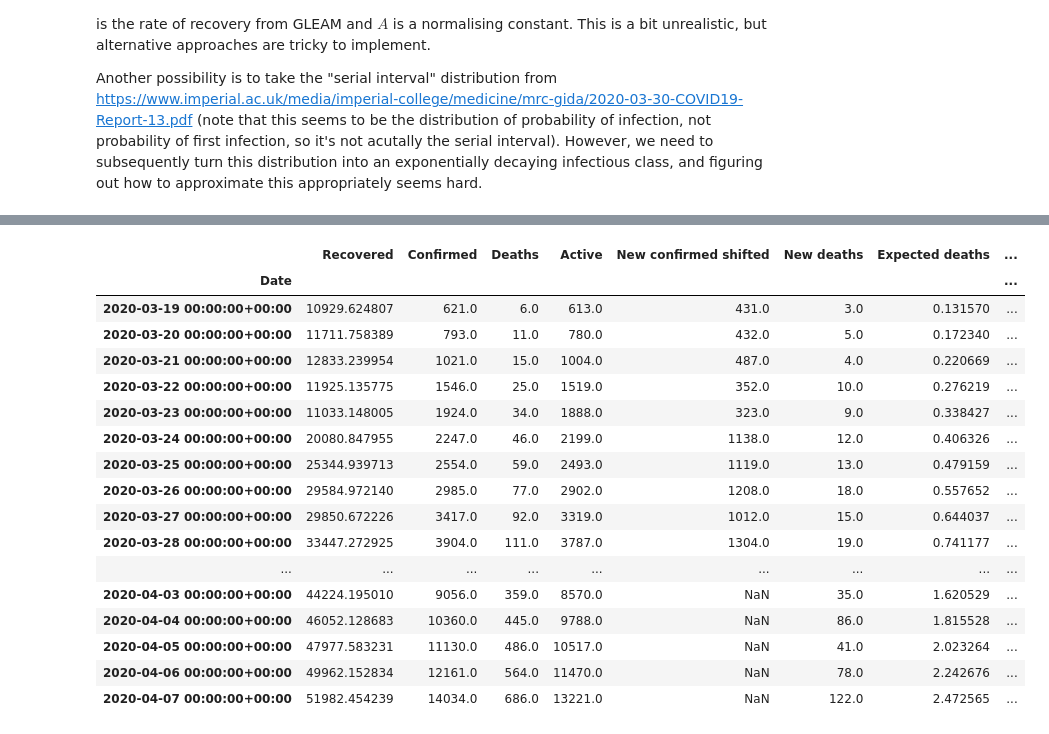
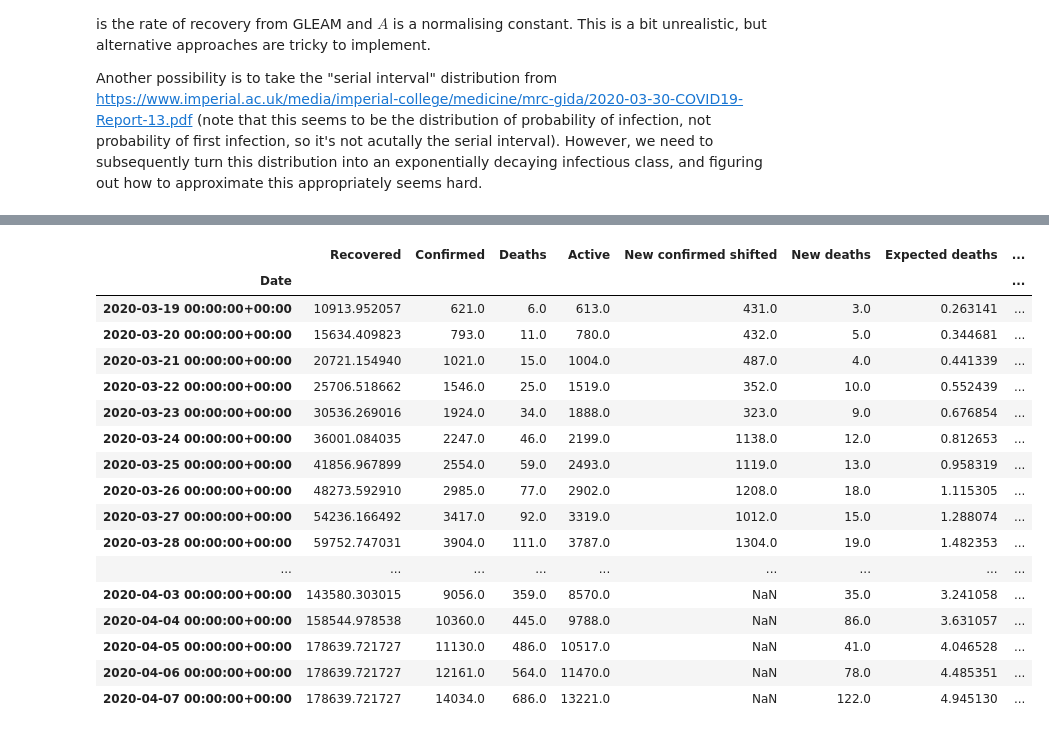
Before and after one commit to jsalvatier/epimodel, a Jupyter notebook: notebooks/djohnston/Cases_from_deaths.ipynb, the cells around one changed output, grey strips where cells are left out. Saved outputs shown, nothing was run; the diff lists cells and outputs as text; code cells hidden in the pictures.

Commit message:
fixes to infectious and recovered calculation

```diff
--- a/notebooks/djohnston/Cases_from_deaths.ipynb
+++ b/notebooks/djohnston/Cases_from_deaths.ipynb
@@ -67,7 +67,8 @@ def r(i):
     return lik_r(i)/norm
 
 def R(ti):
-    cv = np.convolve(fillforward(ti),r(np.arange(1,20)),'valid')
+    ti_pad = np.pad(ti,(40,0),'constant',constant_values=0)
+    cv = np.convolve(ti_pad,r(np.arange(1,42)),'valid')
     pw = len(ti)-len(cv)
     return np.pad(cv,(pw,0),"constant",constant_values=np.nan)
 
@@ -96,9 +97,10 @@ def ascertainment(csse_ds,fatality = 0.008):
     csse_df['New cases true'] = (csse_df['New confirmed shifted']
                                              /csse_df.groupby(level=0)['Ascertainment'].transform(filtered_mean,indices))
 
-    csse_df['Exposed'] = csse_df['New cases true'].cumsum() - csse_df['New cases true'].shift(5).cumsum()
-    csse_df['Recovered'] = csse_df['New cases true'].groupby(level=0).transform(R)
-    csse_df['Infectious'] = csse_df['Exposed'].shift(5) - csse_df['Recovered']
+    g2 = csse_df.groupby(level=0)
+    csse_df['Exposed'] = g2['New cases true'].transform(np.cumsum) - g2['New cases true'].transform(lambda x: x.shift(5).cumsum())
+    csse_df['Recovered'] = g2['New cases true'].transform(lambda x: np.cumsum(np.nan_to_num(R(x.shift(5)),0)))
+    csse_df['Infectious'] = g2['New cases true'].transform(lambda x: x.shift(5).cumsum()) - csse_df['Recovered']
     return csse_df
 # %% [markdown]
 ## Align confirmed cases
@@ -297,23 +299,23 @@ low = ascertainment(csse_ds,0.004)
 mid = ascertainment(csse_ds,0.008)
 high = ascertainment(csse_ds,0.015)
 # %%
-low.loc['BR'][-20:]
+mid.loc['BR'][-20:]
 # %% [output]
 |  | Recovered | Confirmed | Deaths | Active | New confirmed shifted | New deaths | Expected deaths | ... |
 | Date |  |  |  |  |  |  |  | ... |
-| 2020-03-19 00:00:00+00:00 | 10929.624807 | 621.0 | 6.0 | 613.0 | 431.0 | 3.0 | 0.131570 | ... |
-| 2020-03-20 00:00:00+00:00 | 11711.758389 | 793.0 | 11.0 | 780.0 | 432.0 | 5.0 | 0.172340 | ... |
-| 2020-03-21 00:00:00+00:00 | 12833.239954 | 1021.0 | 15.0 | 1004.0 | 487.0 | 4.0 | 0.220669 | ... |
-| 2020-03-22 00:00:00+00:00 | 11925.135775 | 1546.0 | 25.0 | 1519.0 | 352.0 | 10.0 | 0.276219 | ... |
-| 2020-03-23 00:00:00+00:00 | 11033.148005 | 1924.0 | 34.0 | 1888.0 | 323.0 | 9.0 | 0.338427 | ... |
-| 2020-03-24 00:00:00+00:00 | 20080.847955 | 2247.0 | 46.0 | 2199.0 | 1138.0 | 12.0 | 0.406326 | ... |
-| 2020-03-25 00:00:00+00:00 | 25344.939713 | 2554.0 | 59.0 | 2493.0 | 1119.0 | 13.0 | 0.479159 | ... |
-| 2020-03-26 00:00:00+00:00 | 29584.972140 | 2985.0 | 77.0 | 2902.0 | 1208.0 | 18.0 | 0.557652 | ... |
-| 2020-03-27 00:00:00+00:00 | 29850.672226 | 3417.0 | 92.0 | 3319.0 | 1012.0 | 15.0 | 0.644037 | ... |
-| 2020-03-28 00:00:00+00:00 | 33447.272925 | 3904.0 | 111.0 | 3787.0 | 1304.0 | 19.0 | 0.741177 | ... |
+| 2020-03-19 00:00:00+00:00 | 10913.952057 | 621.0 | 6.0 | 613.0 | 431.0 | 3.0 | 0.263141 | ... |
+| 2020-03-20 00:00:00+00:00 | 15634.409823 | 793.0 | 11.0 | 780.0 | 432.0 | 5.0 | 0.344681 | ... |
+| 2020-03-21 00:00:00+00:00 | 20721.154940 | 1021.0 | 15.0 | 1004.0 | 487.0 | 4.0 | 0.441339 | ... |
+| 2020-03-22 00:00:00+00:00 | 25706.518662 | 1546.0 | 25.0 | 1519.0 | 352.0 | 10.0 | 0.552439 | ... |
+| 2020-03-23 00:00:00+00:00 | 30536.269016 | 1924.0 | 34.0 | 1888.0 | 323.0 | 9.0 | 0.676854 | ... |
+| 2020-03-24 00:00:00+00:00 | 36001.084035 | 2247.0 | 46.0 | 2199.0 | 1138.0 | 12.0 | 0.812653 | ... |
+| 2020-03-25 00:00:00+00:00 | 41856.967899 | 2554.0 | 59.0 | 2493.0 | 1119.0 | 13.0 | 0.958319 | ... |
+| 2020-03-26 00:00:00+00:00 | 48273.592910 | 2985.0 | 77.0 | 2902.0 | 1208.0 | 18.0 | 1.115305 | ... |
+| 2020-03-27 00:00:00+00:00 | 54236.166492 | 3417.0 | 92.0 | 3319.0 | 1012.0 | 15.0 | 1.288074 | ... |
+| 2020-03-28 00:00:00+00:00 | 59752.747031 | 3904.0 | 111.0 | 3787.0 | 1304.0 | 19.0 | 1.482353 | ... |
 | ... | ... | ... | ... | ... | ... | ... | ... | ... |
-| 2020-04-03 00:00:00+00:00 | 44224.195010 | 9056.0 | 359.0 | 8570.0 | NaN | 35.0 | 1.620529 | ... |
-| 2020-04-04 00:00:00+00:00 | 46052.128683 | 10360.0 | 445.0 | 9788.0 | NaN | 86.0 | 1.815528 | ... |
-| 2020-04-05 00:00:00+00:00 | 47977.583231 | 11130.0 | 486.0 | 10517.0 | NaN | 41.0 | 2.023264 | ... |
-| 2020-04-06 00:00:00+00:00 | 49962.152834 | 12161.0 | 564.0 | 11470.0 | NaN | 78.0 | 2.242676 | ... |
-| 2020-04-07 00:00:00+00:00 | 51982.454239 | 14034.0 | 686.0 | 13221.0 | NaN | 122.0 | 2.472565 | ... |
+| 2020-04-03 00:00:00+00:00 | 143580.303015 | 9056.0 | 359.0 | 8570.0 | NaN | 35.0 | 3.241058 | ... |
+| 2020-04-04 00:00:00+00:00 | 158544.978538 | 10360.0 | 445.0 | 9788.0 | NaN | 86.0 | 3.631057 | ... |
+| 2020-04-05 00:00:00+00:00 | 178639.721727 | 11130.0 | 486.0 | 10517.0 | NaN | 41.0 | 4.046528 | ... |
+| 2020-04-06 00:00:00+00:00 | 178639.721727 | 12161.0 | 564.0 | 11470.0 | NaN | 78.0 | 4.485351 | ... |
+| 2020-04-07 00:00:00+00:00 | 178639.721727 | 14034.0 | 686.0 | 13221.0 | NaN | 122.0 | 4.945130 | ... |
```
Also changed, not shown: parts of 9 cells of this notebook.
